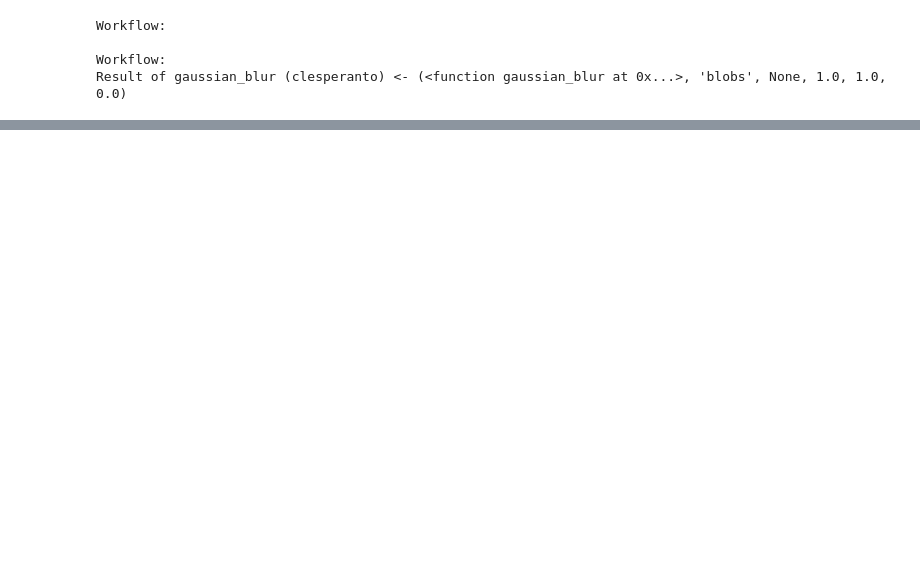
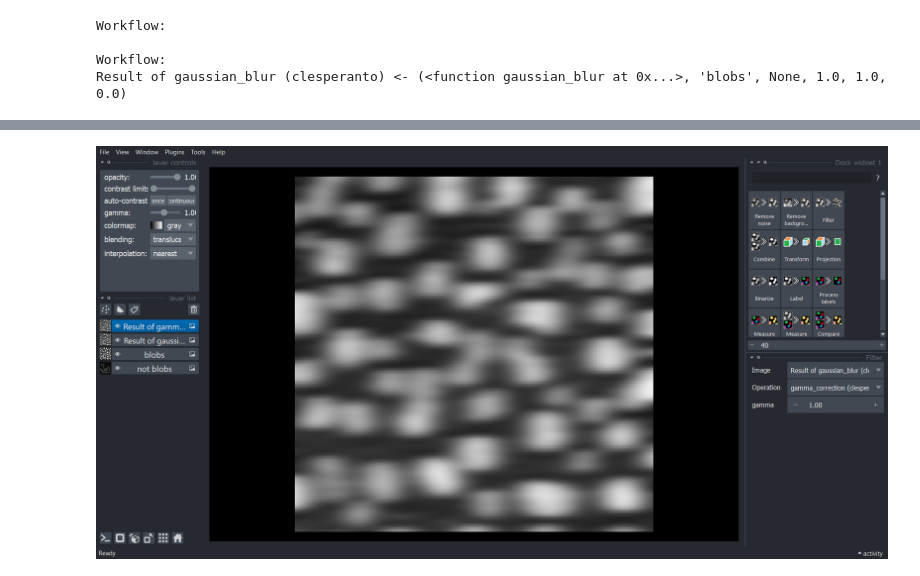
Before and after one commit to haesleinhuepf/napari-assistant, a Jupyter notebook: workflow undo testing/Undo with category widgets.ipynb, the cells around one changed output, grey strips where cells are left out. Saved outputs shown, nothing was run; the diff lists cells and outputs as text; code cells hidden in the pictures; blank space fills up the shorter version.

```diff
--- a/workflow undo testing/Undo with category widgets.ipynb
+++ b/workflow undo testing/Undo with category widgets.ipynb
@@ -90,0 +142,4 @@ Result of gamma_correction (clesperanto) <- (<function gamma_correction at 0x...
+# %%
+napari.utils.nbscreenshot(viewer)
+# %% [output]
+[figure, added]
```
Also changed, not shown: parts of 10 cells of this notebook, 1 other file.
